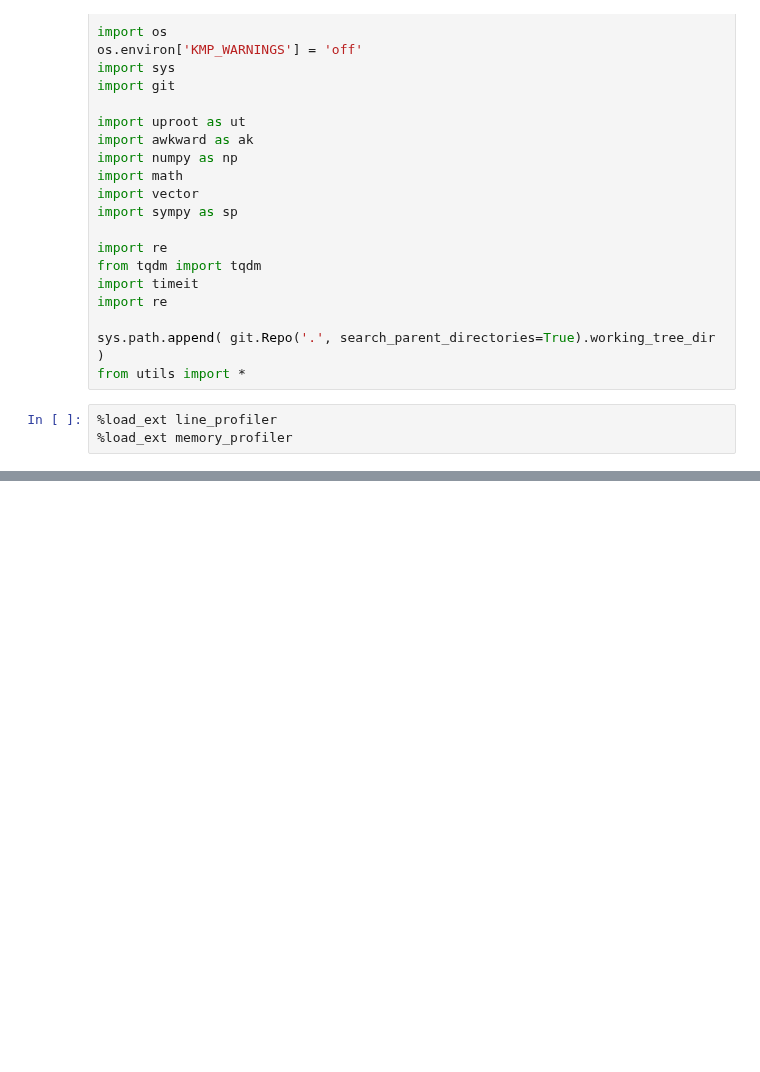
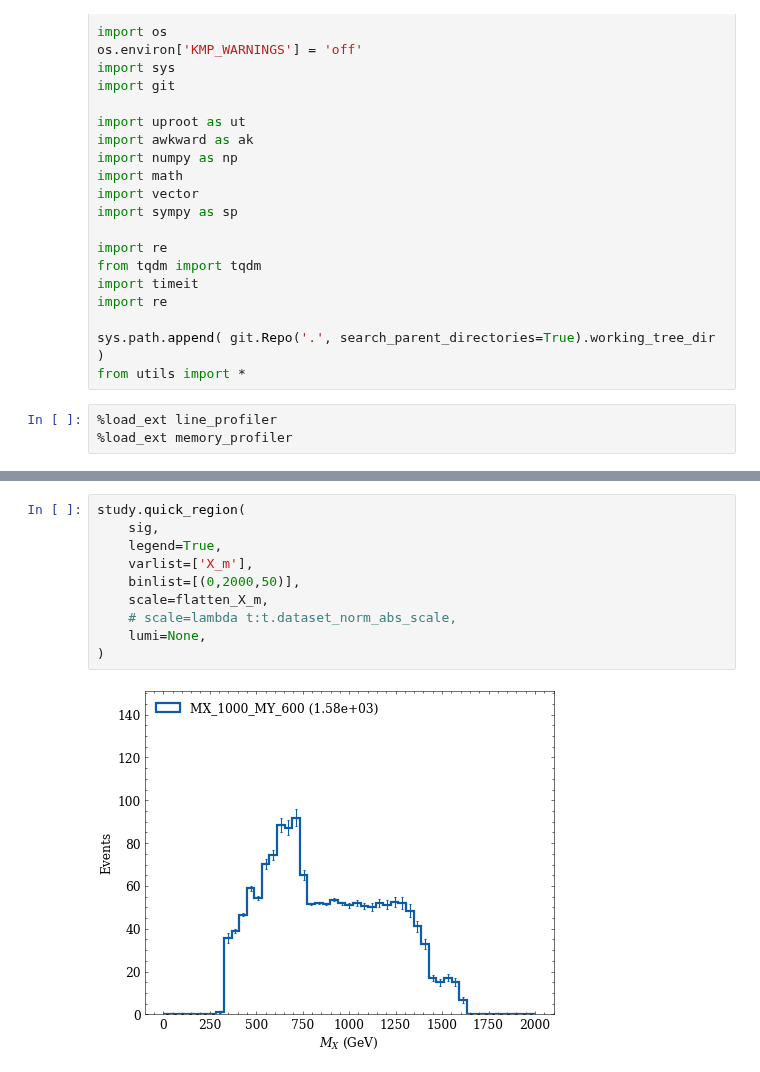
Before and after one commit to ekoenig4/analysis, a Jupyter notebook: jupyter/sixb/test_weaver_input.ipynb, the cells around one changed output, grey strips where cells are left out. Cells and saved outputs as stored; diff of their text form; blank space fills up the shorter version.

```diff
--- a/jupyter/sixb/test_weaver_input.ipynb
+++ b/jupyter/sixb/test_weaver_input.ipynb
@@ -136,0 +89,12 @@ t_bkg.dataset_norm_abs_scale.apply(np.sum)
+# %%
+study.quick_region(
+    sig,
+    legend=True,
+    varlist=['X_m'],
+    binlist=[(0,2000,50)],
+    scale=flatten_X_m,
+    # scale=lambda t:t.dataset_norm_abs_scale,
+    lumi=None,
+)
+# %% [output]
+[figure, added]
```
Also changed, not shown: parts of 39 cells of this notebook, 13 other files.
